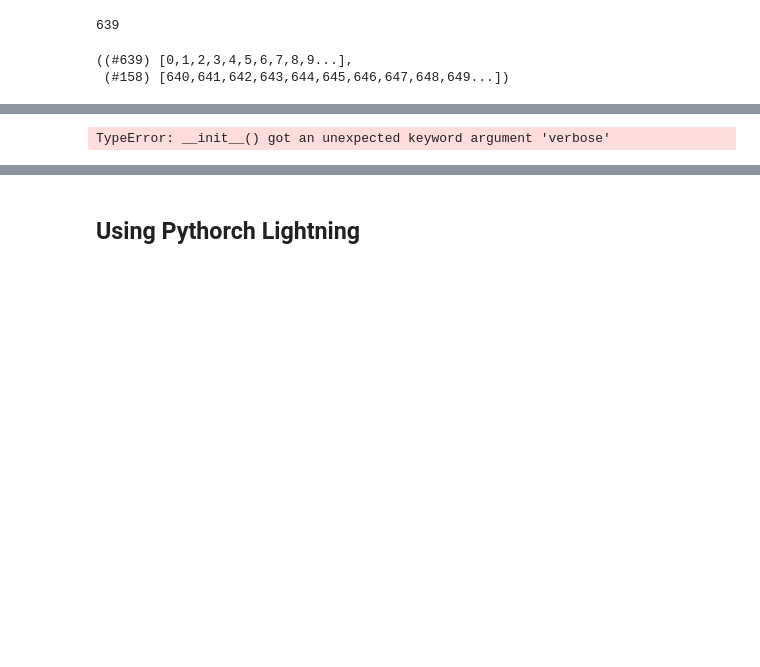
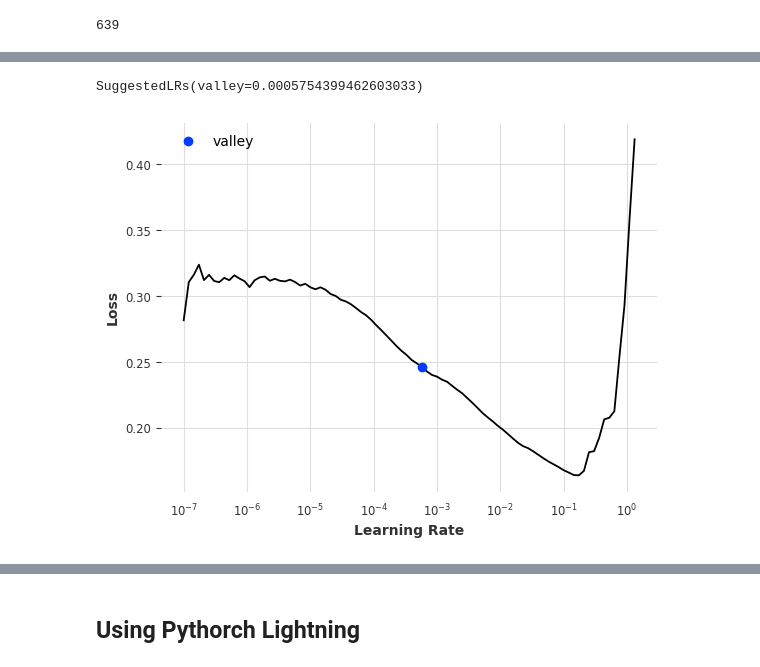
Before and after one commit to carloscanodomingo/NeuralProphetEQ, a Jupyter notebook: notebooks/testing_FCeVDarts.ipynb, the cells around one changed output, grey strips where cells are left out. Saved outputs shown, nothing was run; the diff lists cells and outputs as text; code cells hidden in the pictures; blank space fills up the shorter version.

```diff
--- a/notebooks/testing_FCeVDarts.ipynb
+++ b/notebooks/testing_FCeVDarts.ipynb
@@ -554,0 +461,4 @@ Index([68.0, 70.0, 72.0, 74.0, 76.0, 78.0, 80.0, 'pred', 'current'], dtype='obje
+# %%
+synthetic_events = pd.DataFrame(np.arange(68, 82, 2), columns= ["f107"])
+synthetic_events.index = [f"{index}_{index}" for index in synthetic_events.index]
+input_length = 48
@@ -728,10 +830,6 @@ len_train
 639
 # %%
 splits = (L(range(len(df_train))), L(range(len(df_train) + 1, len(df_train) + len(df_val))))
-splits
-# %% [output]
-((#639) [0,1,2,3,4,5,6,7,8,9...],
- (#158) [640,641,642,643,644,645,646,647,648,649...])
 # %%
 to = TabularPandas(df_tab, procs=[FillMissing, Normalize],
                    cont_names = list(df_tab.drop(y_name, axis = 1).columns.values),
@@ -742,8 +840,8 @@ dls = to.dataloaders(bs=100)
 # %%
 max_log_y = np.max(df_tab[y_name])*1.2
 y_range = torch.tensor([0, max_log_y]); y_range
-tc = tabular_config(ps=[0.001, 0.01], embed_p=0.04, y_range=y_range)
-learn = tabular_learner(dls, layers=[1000,500],
+tc = tabular_config(ps=[0.2, 0.1], embed_p=0.4, y_range=y_range)
+learn = tabular_learner(dls, layers=[10,50],
                         metrics=exp_rmspe,
                         config=tc,
                         loss_func=MSELossFlat())
@@ -752,8 +850,7 @@ tc = tabular_config(y_range=y_range)
 learn = tabular_learner(dls,
                         metrics=exp_rmspe,
                         config=tc,
-                        loss_func=MSELossFlat(),
-                        verbose = False
+                        loss_func=MSELossFlat()
                         )
 learn.lr_find()
 # %% [output]
@@ -760,3 +858,4 @@ learn.lr_find()
-TypeError: __init__() got an unexpected keyword argument 'verbose'
+SuggestedLRs(valley=0.0005754399462603033)
+[figure, added]
 # %%
 
```
Also changed, not shown: parts of 47 cells of this notebook, 3 other files.
